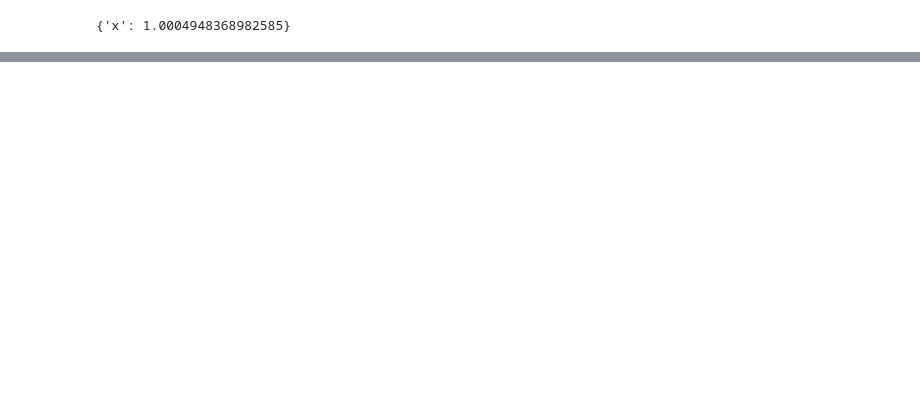
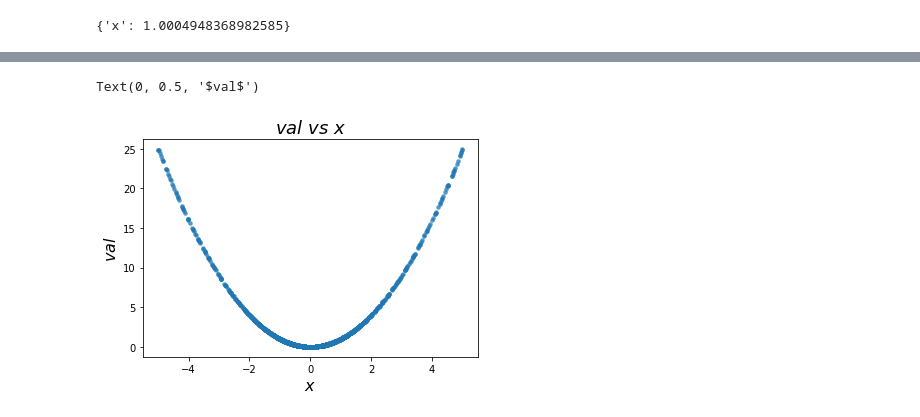
Before and after one commit to ShaunakSen/Data-Science-and-Machine-Learning, a Jupyter notebook: Parameter_Tuning_with_Hyperopt.ipynb, the cells around one changed output, grey strips where cells are left out. Cells and saved outputs as stored; diff of their text form; code cells hidden in the pictures; blank space fills up the shorter version.

```diff
--- a/Parameter_Tuning_with_Hyperopt.ipynb
+++ b/Parameter_Tuning_with_Hyperopt.ipynb
@@ -71,0 +193,11 @@ Here is a function with many (infinitely many given an infinite range) local min
+# %%
+f, ax = plt.subplots(1)
+xs = [t['misc']['vals']['x'] for t in trials.trials]
+ys = [t['result']['loss'] for t in trials.trials]
+ax.scatter(xs, ys, s=20, linewidth=0.01, alpha=0.75)
+ax.set_title('$val$ $vs$ $x$ ', fontsize=18)
+ax.set_xlabel('$x$', fontsize=16)
+ax.set_ylabel('$val$', fontsize=16)
+# %% [output]
+Text(0, 0.5, '$val$')
+[figure, added]
```
Also changed, not shown: parts of 9 cells of this notebook.
